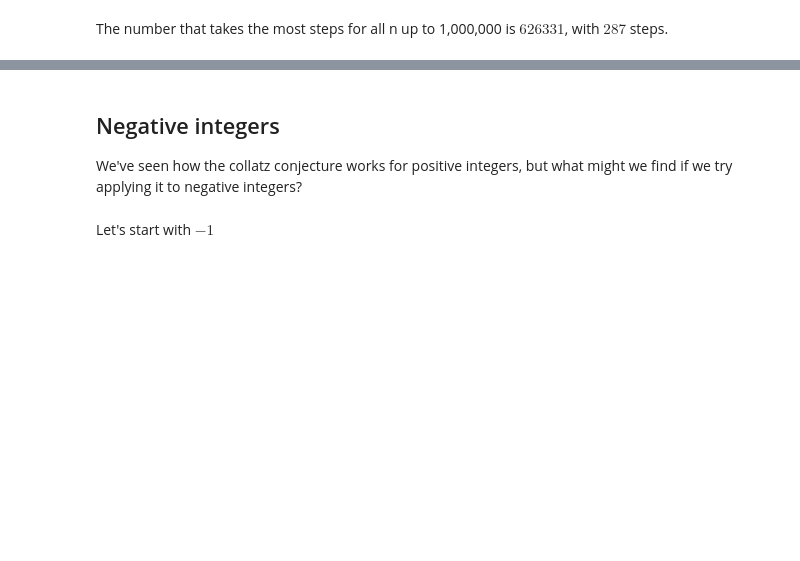
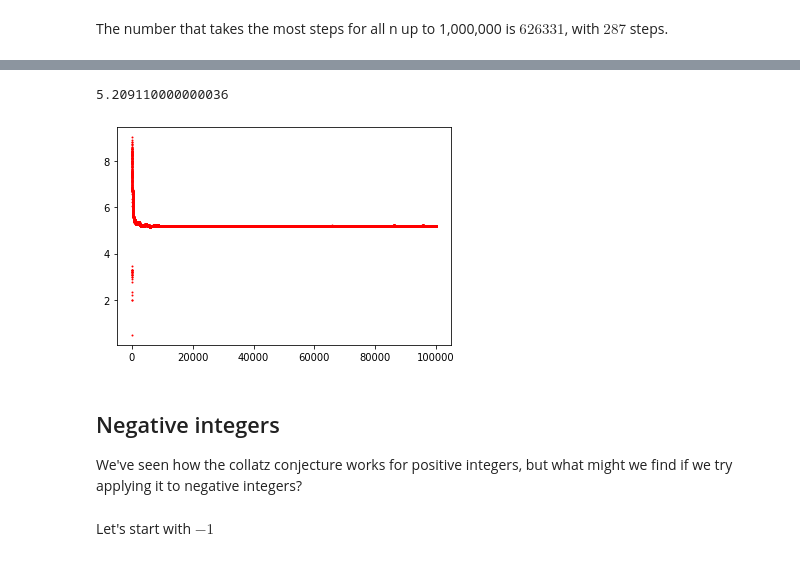
Before and after one commit to JesseLynch37/Math152, a Jupyter notebook: Exploration1_.ipynb, the cells around one changed output, grey strips where cells are left out. Drawn from its saved outputs; the diff is of its cells as text; code cells hidden in the pictures; blank space fills up the shorter version.

```diff
--- a/Exploration1_.ipynb
+++ b/Exploration1_.ipynb
@@ -155,3 +186,23 @@ The number that takes the most steps for all n up to 1,000,000 is $626331$, with
+# %%
+#  Average steps to get smaller graphed:
+x_values, y_values = [], []
+average = 0
+for N in range(2, 100001):
+    x_values.append(N)
+    steps = 0
+    n = N
+    while n >= N:
+        n = collatz(n)
+        steps += 1
+    average = ((N - 1) * average + steps) / N
+    y_values.append(average)
+
+print(average)
+plt.scatter(x_values, y_values, s=1, c='red')
+plt.show()
+# %% [output]
+5.209110000000036
+[figure, added]
 # %% [markdown]
 ## Negative integers
 We've seen how the collatz conjecture works for positive integers, but what might we find if we try applying it to negative integers?
```
Also changed, not shown: parts of 3 cells of this notebook.
